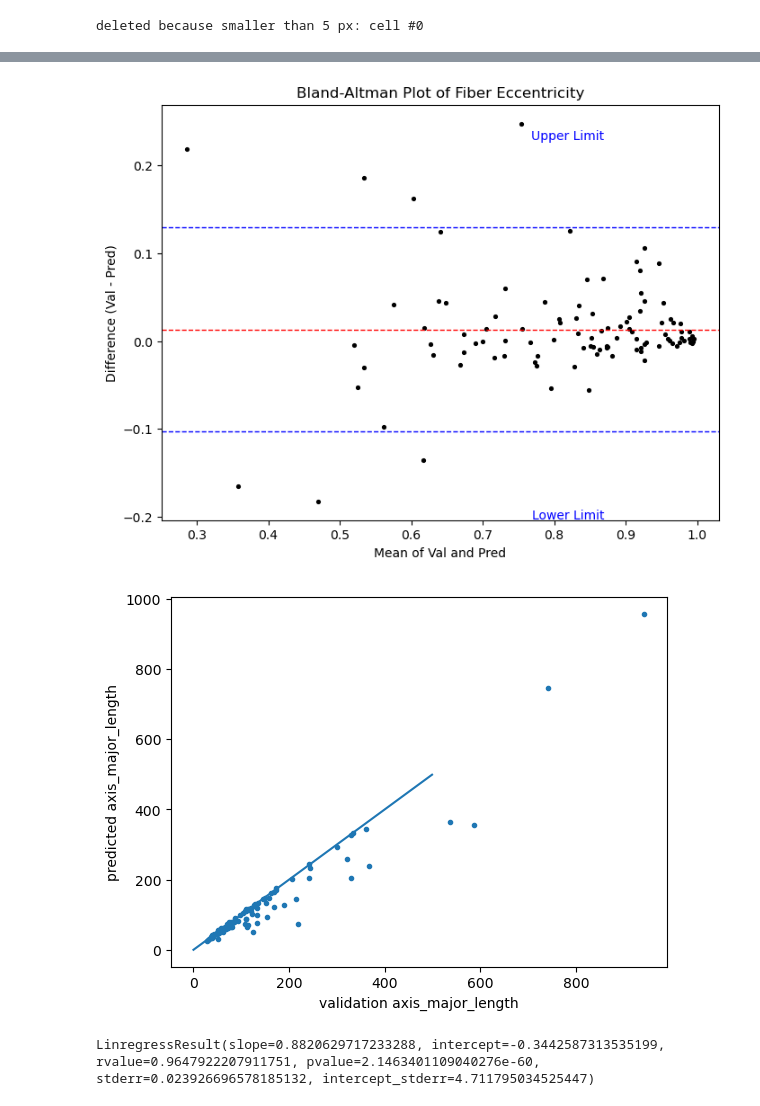
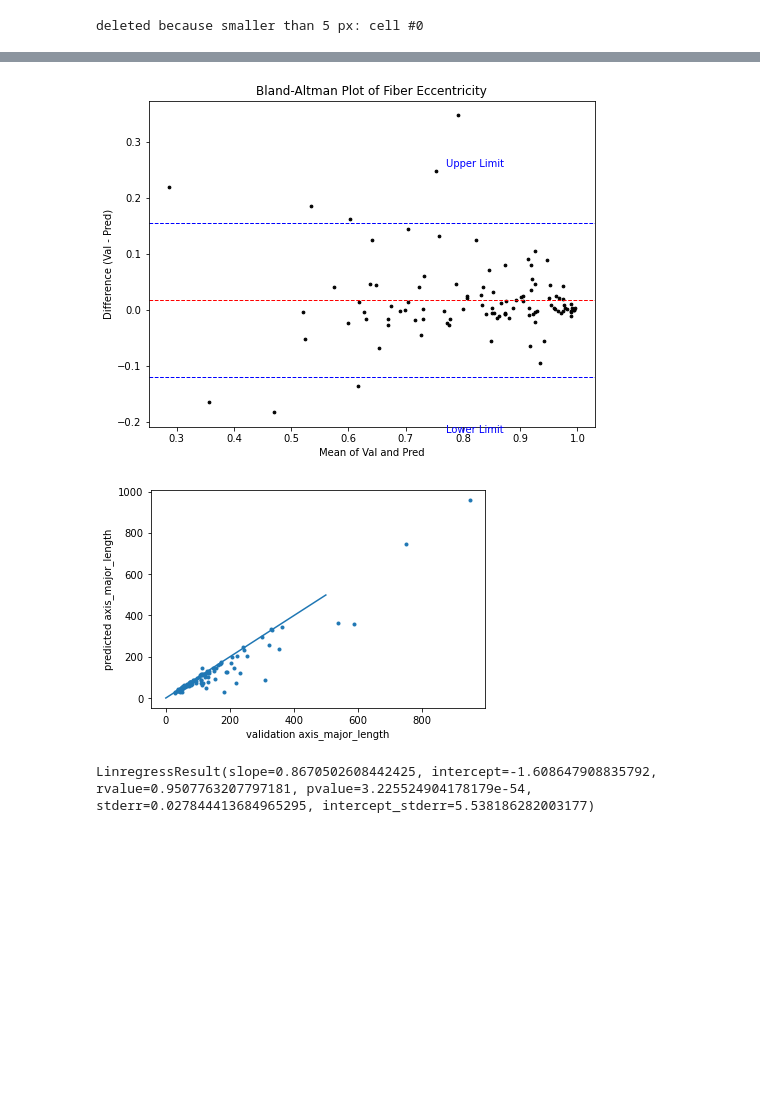
Before and after one commit to PhilipRuthig/EMtools, a Jupyter notebook: 4_validation.ipynb, the cells around one changed output, grey strips where cells are left out. Cells and saved outputs as stored; diff of their text form; code cells hidden in the pictures; blank space fills up the shorter version.

```diff
--- a/4_validation.ipynb
+++ b/4_validation.ipynb
@@ -421,32 +418,30 @@ pred_outer_labeled[pred_outer==False]=0
 
 # if fibers have a g ratio of >1, delete them from the predictions
 table = regionprops_table(label_image=pred_inner_labeled,
-                            properties=('label',
-                                        'axis_minor_length',))
+                          properties=('minor_axis_length',))
 measurements_inner = pd.DataFrame(table)
 
 table = regionprops_table(label_image=pred_outer_labeled,
-                        properties=('label',
-                                    'axis_minor_length',))
+                          properties=('minor_axis_length',))
 measurements_outer = pd.DataFrame(table)
 
-#re-label columns so they are accurate
+#re-label columns
 measurements_outer.columns = ['outer_' + col for col in measurements_outer.columns]
 measurements_inner.columns = ['inner_' + col for col in measurements_inner.columns]
 
 #put them in a single dataframe
 measurements = pd.concat([measurements_inner,measurements_outer],axis=1)
 
-px_size=5.23*4 # px size in nm
+px_size=4.3*4 # px size in nm
 
 # correct all lengths and areas to the right size
 factor_length = px_size / 1000 # 10^3 is from nm to µm
 factor_area = px_size * px_size / 1000000 # 10^6 is from nm² to µm²
-measurements['inner_axis_minor_length'] *= factor_length
-measurements['outer_axis_minor_length'] *= factor_length
+measurements['inner_minor_axis_length'] *= factor_length
+measurements['outer_minor_axis_length'] *= factor_length
 
 #add gratio to combined dataframe
-measurements['gratio'] = measurements['inner_axis_minor_length']/measurements['outer_axis_minor_length']
+measurements['gratio'] = measurements['inner_minor_axis_length']/measurements['outer_minor_axis_length']
 
 # remove all cells with gratio >1 (since that is impossible)
 index_gratio_greater_than_1 = list(measurements[measurements['gratio'] > 1].index)
@@ -498,7 +493,8 @@ print(iou_inner_before,iou_outer_before,dice_inner_before,dice_outer_before)
 # %%
 n_false_positive = 0
 n_false_negative = 0
-overlap_thresh = 0.4
+overlap_thresh = 0.05
+# overlap_thresh = 0.4
 
 overlap_perc_list_1 = []
 overlap_perc_list_2 = []
@@ -902,11 +914,11 @@ table_inner_pred = regionprops_table(label_image=pred_inner_labeled,
                           properties=('label',
                                       'area',
                                       'centroid',
-                                      'axis_major_length',
-                                      'axis_minor_length',
+                                      'major_axis_length',
+                                      'minor_axis_length',
                                       'eccentricity',
                                       'extent',
-                                      'equivalent_diameter_area',
+                                    #   'equivalent_diameter_area',
                                       'orientation',
                                       'slice',))
 measurements_inner_pred = pd.DataFrame(table_inner_pred)
@@ -915,18 +927,18 @@ table_inner_val = regionprops_table(label_image=val_inner_labeled,
                               properties=('label',
                                           'area',
                                           'centroid',
-                                          'axis_major_length',
-                                          'axis_minor_length',
+                                          'major_axis_length',
+                                          'minor_axis_length',
                                           'eccentricity',
                                           'extent',
-                                          'equivalent_diameter_area',
+                                        #   'equivalent_diameter_area',
                                           'orientation',
                                           'slice',))
 measurements_inner_val = pd.DataFrame(table_inner_val)
 
 # drop uninteresting columns for now
-measurements_inner_val=measurements_inner_val.drop(columns=['label','centroid-0','centroid-1','extent','equivalent_diameter_area','orientation','slice'])
-measurements_inner_pred=measurements_inner_pred.drop(columns=['label','centroid-0','centroid-1','extent','equivalent_diameter_area','orientation','slice'])
+measurements_inner_val=measurements_inner_val.drop(columns=['label','centroid-0','centroid-1','extent','orientation','slice'])
+measurements_inner_pred=measurements_inner_pred.drop(columns=['label','centroid-0','centroid-1','extent','orientation','slice'])
 
 # calculate mean and std of all columns for both dataframes
 stats_inner_pred = pd.concat([measurements_inner_pred.mean(),measurements_inner_pred.median(), measurements_inner_pred.std()], axis=1)
@@ -1042,27 +1054,27 @@ plt.savefig(save_path + "\inner_ecc_ba.png",dpi=500)
 # Display the plot
 plt.show()
 # %% [output]
-[figure, old version]
+[figure, new version]
 # %%
 x = np.arange(0,500)
 y = np.arange(0,500)
-set_val = (measurements_inner_val['axis_major_length'])
-set_pred = (measurements_inner_pred['axis_major_length'])
+set_val = (measurements_inner_val['major_axis_length'])
+set_pred = (measurements_inner_pred['major_axis_length'])
 
 stats_val_pred = scipy.stats.linregress(set_val,set_pred)
 
 plt.scatter(set_val,set_pred,marker='.')
 plt.plot(x,y)
 plt.xlabel('validation axis_major_length')
 plt.ylabel('predicted axis_major_length')
 #plt.ylim(-20,520)
 #plt.xlim(-20,520)
 plt.savefig(save_path + "\inner_major.png",dpi=500)
 plt.show()
 print(stats_val_pred)
 # %% [output]
-[figure, old version]
+[figure, new version]
-LinregressResult(slope=0.8820629717233288, intercept=-0.3442587313535199, rvalue=0.9647922207911751, pvalue=2.1463401109040276e-60, stderr=0.023926696578185132, intercept_stderr=4.711795034525447)
+LinregressResult(slope=0.8670502608442425, intercept=-1.608647908835792, rvalue=0.9507763207797181, pvalue=3.225524904178179e-54, stderr=0.027844413684965295, intercept_stderr=5.538186282003177)
 # %%
 set_val = np.array(set_val)
 set_pred = np.array(set_pred)
```
Also changed, not shown: parts of 53 cells of this notebook, 29 other files.
